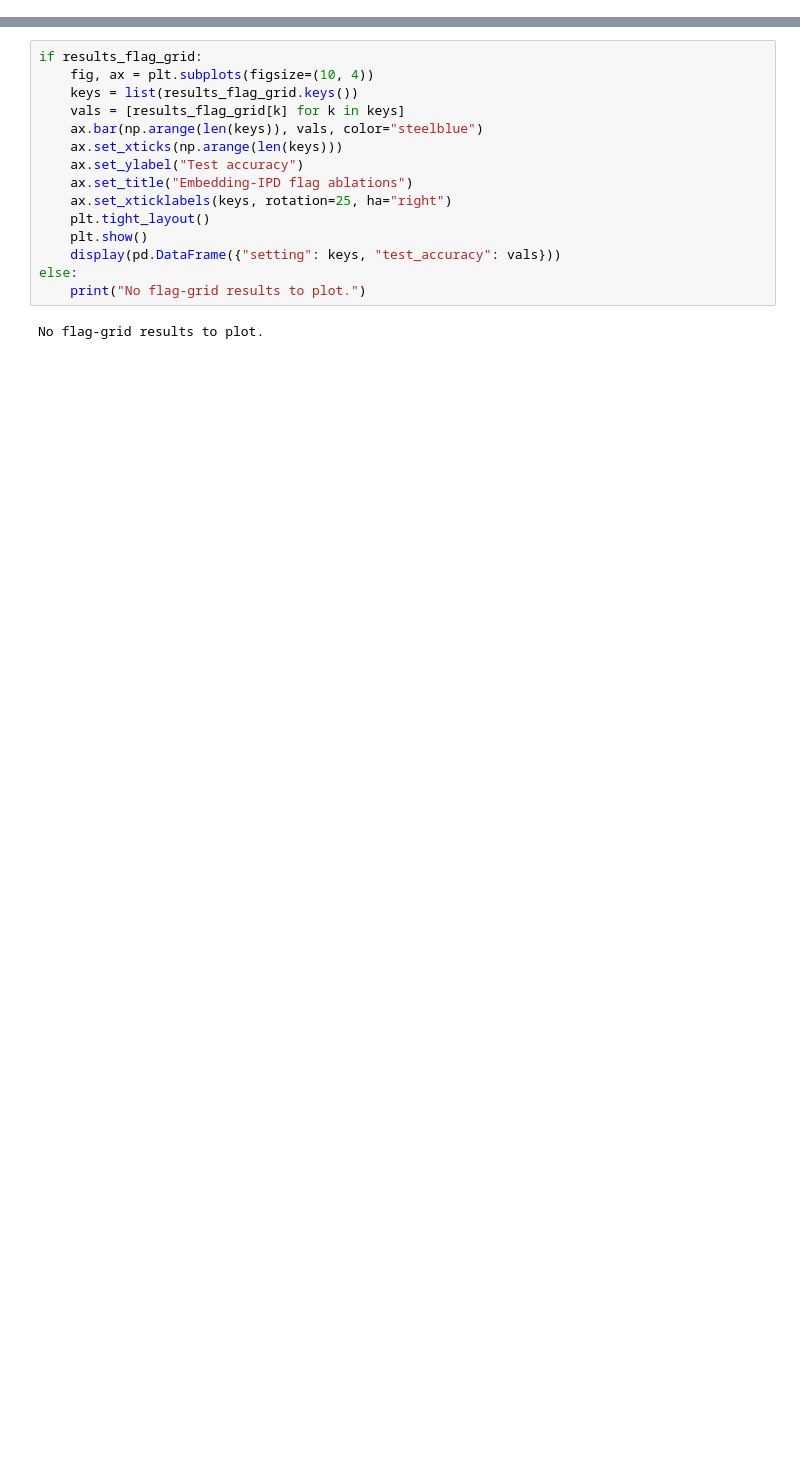
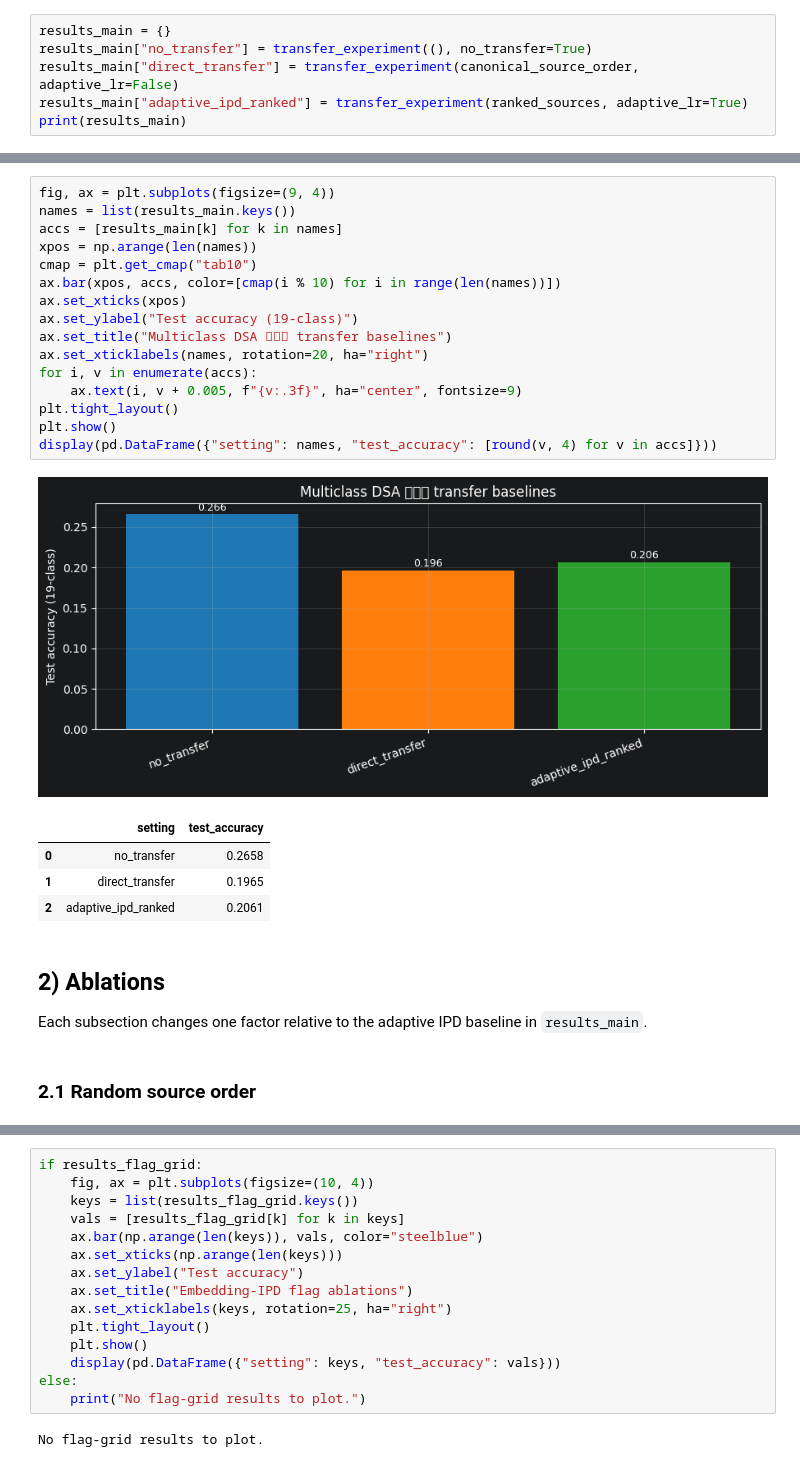
Before and after one commit to thomasfire/PyHealth, a Jupyter notebook: examples/dsa_adaptive_transfer_paper_replication.ipynb, the cells around one changed output, grey strips where cells are left out. Drawn from its saved outputs; the diff is of its cells as text; blank space fills up the shorter version.

```diff
--- a/examples/dsa_adaptive_transfer_paper_replication.ipynb
+++ b/examples/dsa_adaptive_transfer_paper_replication.ipynb
@@ -1681,0 +673,6 @@ Set RUN_FULL_ABLATION_GRID = True (and preferably IPD_METRIC='embedding') to run
+# %%
+results_main = {}
+results_main["no_transfer"] = transfer_experiment((), no_transfer=True)
+results_main["direct_transfer"] = transfer_experiment(canonical_source_order, adaptive_lr=False)
+results_main["adaptive_ipd_ranked"] = transfer_experiment(ranked_sources, adaptive_lr=True)
+print(results_main)
@@ -1681,0 +731,28 @@ Set RUN_FULL_ABLATION_GRID = True (and preferably IPD_METRIC='embedding') to run
+# %%
+fig, ax = plt.subplots(figsize=(9, 4))
+names = list(results_main.keys())
+accs = [results_main[k] for k in names]
+xpos = np.arange(len(names))
+cmap = plt.get_cmap("tab10")
+ax.bar(xpos, accs, color=[cmap(i % 10) for i in range(len(names))])
+ax.set_xticks(xpos)
+ax.set_ylabel("Test accuracy (19-class)")
+ax.set_title("Multiclass DSA ﷿﷿﷿ transfer baselines")
+ax.set_xticklabels(names, rotation=20, ha="right")
+for i, v in enumerate(accs):
+    ax.text(i, v + 0.005, f"{v:.3f}", ha="center", fontsize=9)
+plt.tight_layout()
+plt.show()
+display(pd.DataFrame({"setting": names, "test_accuracy": [round(v, 4) for v in accs]}))
+# %% [output]
+[figure, added]
+|  | setting | test_accuracy |
+| 0 | no_transfer | 0.2658 |
+| 1 | direct_transfer | 0.1965 |
+| 2 | adaptive_ipd_ranked | 0.2061 |
+# %% [markdown]
+## 2) Ablations
+
+Each subsection changes one factor relative to the adaptive IPD baseline in `results_main`.
+# %% [markdown]
+### 2.1 Random source order
```
Also changed, not shown: parts of 61 cells of this notebook.
